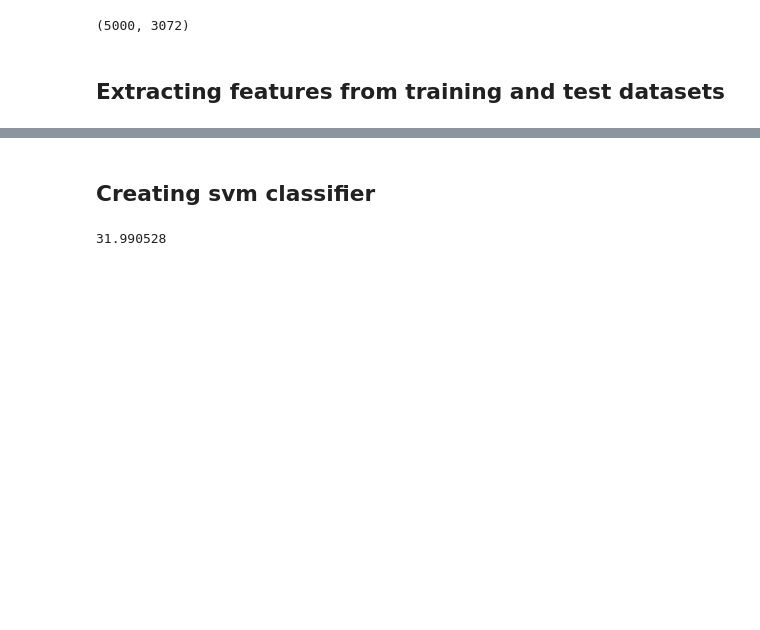
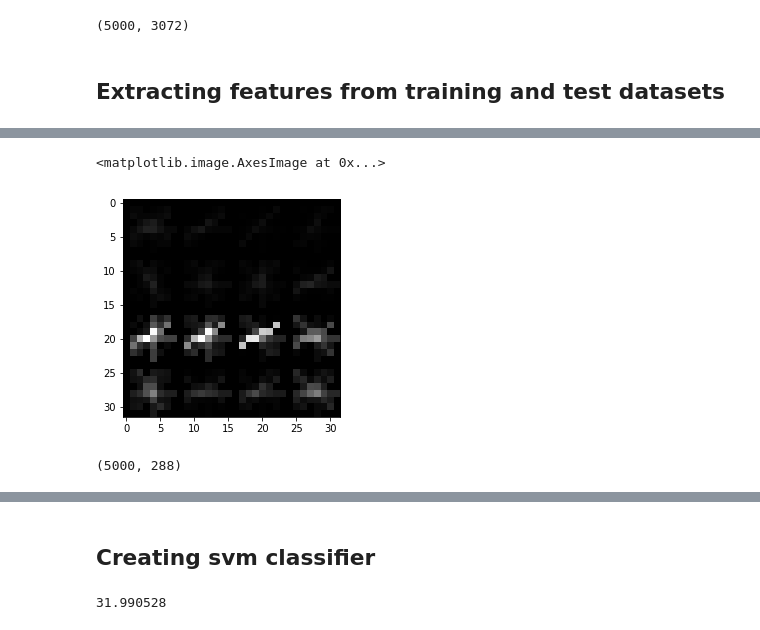
Before and after one commit to kmatusz/cifar10, a Jupyter notebook: cifar-analysis.ipynb, the cells around one changed output, grey strips where cells are left out. Saved outputs shown, nothing was run; the diff lists cells and outputs as text; code cells hidden in the pictures; blank space fills up the shorter version.

```diff
--- a/cifar-analysis.ipynb
+++ b/cifar-analysis.ipynb
@@ -75,7 +75,7 @@ Counter({6: 5000, 9: 5000, 4: 5000, 1: 5000, 2: 5000, 7: 5000, 8: 5000, 3: 5000,
 ## Randomly selecting images to modelling
 # %%
 #train and test sets
-x_left, x_small, y_left, y_small = train_test_split(
+x_left, x_train, y_left, y_small = train_test_split(
     x, y, test_size=0.1, random_state=42)
 x_left, x_test, y_left, y_test = train_test_split(
     x_left, y_left, test_size=0.05, random_state=42)
@@ -85,19 +85,22 @@ del x_left
 del y_left
 del x
 del y
-x_small.shape
+x_train.shape
 # %% [output]
 (5000, 3072)
 # %% [markdown]
 ## Extracting features from training and test datasets
 # %%
-def preprocess_inception (df): #function for generating CNN from image data
+def preprocess_inception (df, only_reshape=False): #function for generating CNN from image data
     df_small_reshaped=[]
     time_start=time.time() #timer
     for i in range(len(df)):
         df_small_reshaped.append(df[i].reshape(3,1024).T.reshape(32,32,3))
     df= np.asarray(df_small_reshaped)
     print("Image data reshaped")
+    if only_reshape:
+        print("selected only reshaping mode")
+        return df
 
     #removing top layer, input shape set to default for inception model
     model = InceptionV3(weights='imagenet', include_top=False, input_shape=(139, 139, 3))
@@ -121,0 +127,6 @@ np.save("features_inception_train.npy", features_inception_train)
+# %%
+#preprocessing image dataset to greyscale
+features_hog_train= preprocess_inception(x_train, only_reshape=True)
+features_hog_test= preprocess_inception(x_test, only_reshape=True)
+features_hog_train=np.squeeze((0.21 * features_hog_train[:,:,:,:1]) + (0.72 * features_hog_train[:,:,:,1:2]) + (0.07 * features_hog_train[:,:,:,-1:]))
+features_hog_test=np.squeeze((0.21 * features_hog_test[:,:,:,:1]) + (0.72 * features_hog_test[:,:,:,1:2]) + (0.07 * features_hog_test[:,:,:,-1:]))
@@ -121,0 +138,6 @@ np.save("features_inception_train.npy", features_inception_train)
+# %%
+hog_features_train=[]
+for image in features_hog_train:
+    hog_features_train.append( hog(image, orientations=8))
+
+hog_features_train=np.asarray(hog_features_train)
@@ -121,0 +147,10 @@ np.save("features_inception_train.npy", features_inception_train)
+# %%
+#zostawić?
+plt.imshow(hog_features_train[1][1], cmap=plt.cm.gray)
+# %% [output]
+<matplotlib.image.AxesImage at 0x...>
+[figure, added]
+# %%
+hog_features_train.shape
+# %% [output]
+(5000, 288)
```
Also changed, not shown: parts of 23 cells of this notebook.
